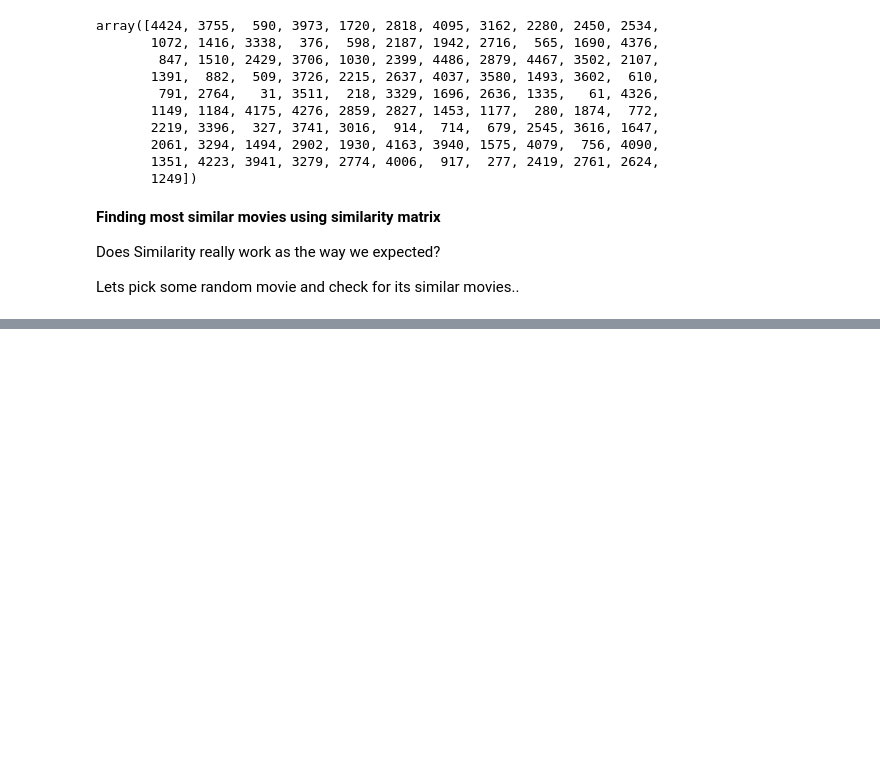
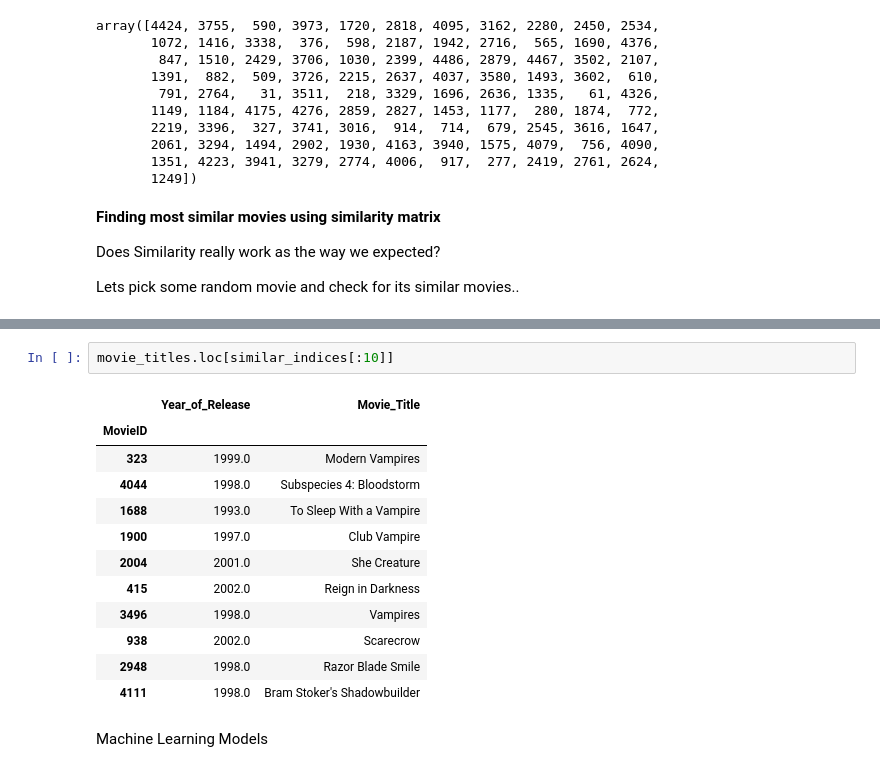
Before and after one commit to AnilKumar-06/Movie-Recommandation, a Jupyter notebook: NetflixRecommandationSystem.ipynb, the cells around one changed output, grey strips where cells are left out. Drawn from its saved outputs; the diff is of its cells as text; blank space fills up the shorter version.

```diff
--- a/NetflixRecommandationSystem.ipynb
+++ b/NetflixRecommandationSystem.ipynb
@@ -769,0 +819,17 @@ Parser memory cleanup took: 0.01 ms
+# %%
+movie_titles.loc[similar_indices[:10]]
+# %% [output]
+|  | Year_of_Release | Movie_Title |
+| MovieID |  |  |
+| 323 | 1999.0 | Modern Vampires |
+| 4044 | 1998.0 | Subspecies 4: Bloodstorm |
+| 1688 | 1993.0 | To Sleep With a Vampire |
+| 1900 | 1997.0 | Club Vampire |
+| 2004 | 2001.0 | She Creature |
+| 415 | 2002.0 | Reign in Darkness |
+| 3496 | 1998.0 | Vampires |
+| 938 | 2002.0 | Scarecrow |
+| 2948 | 1998.0 | Razor Blade Smile |
+| 4111 | 1998.0 | Bram Stoker's Shadowbuilder |
+# %% [markdown]
+Machine Learning Models
```
Also changed, not shown: parts of 19 cells of this notebook.
